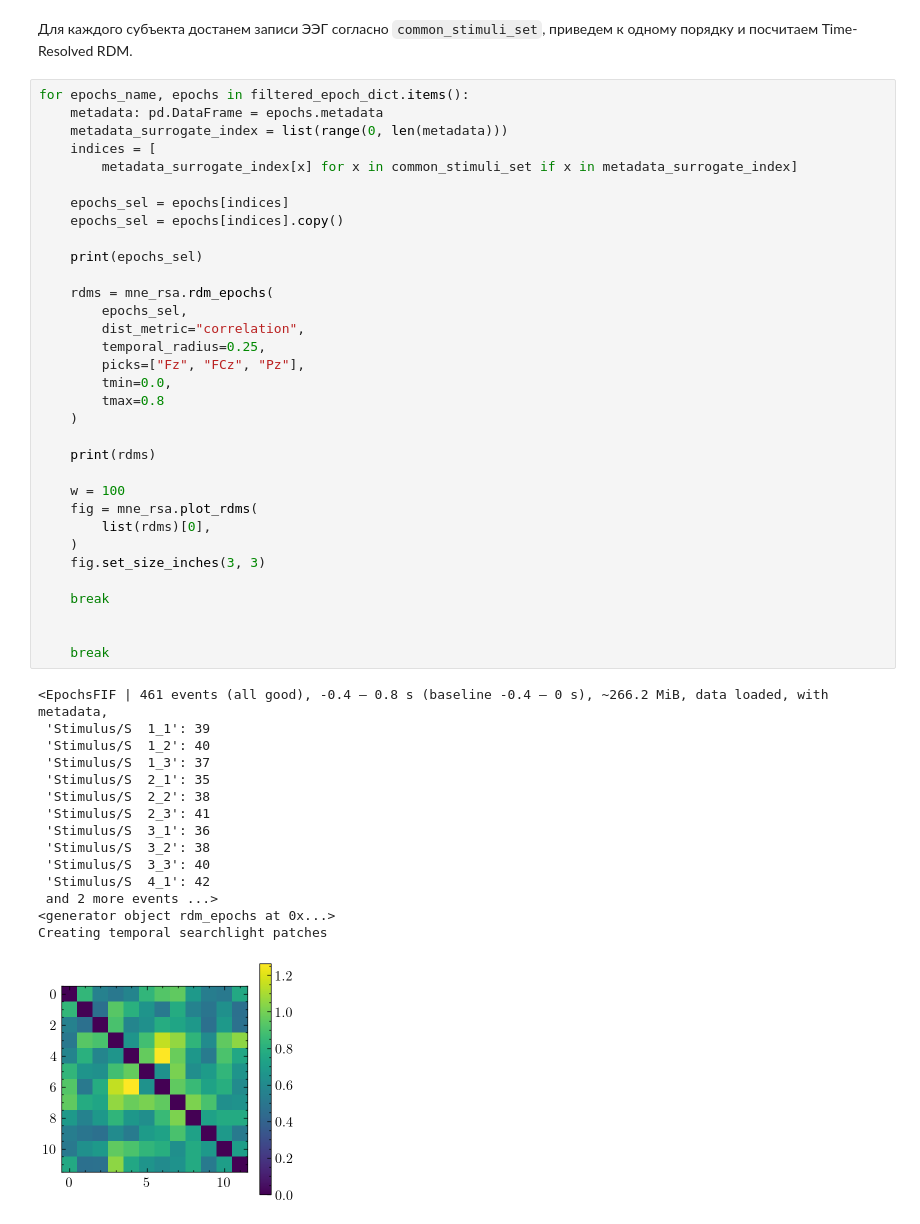
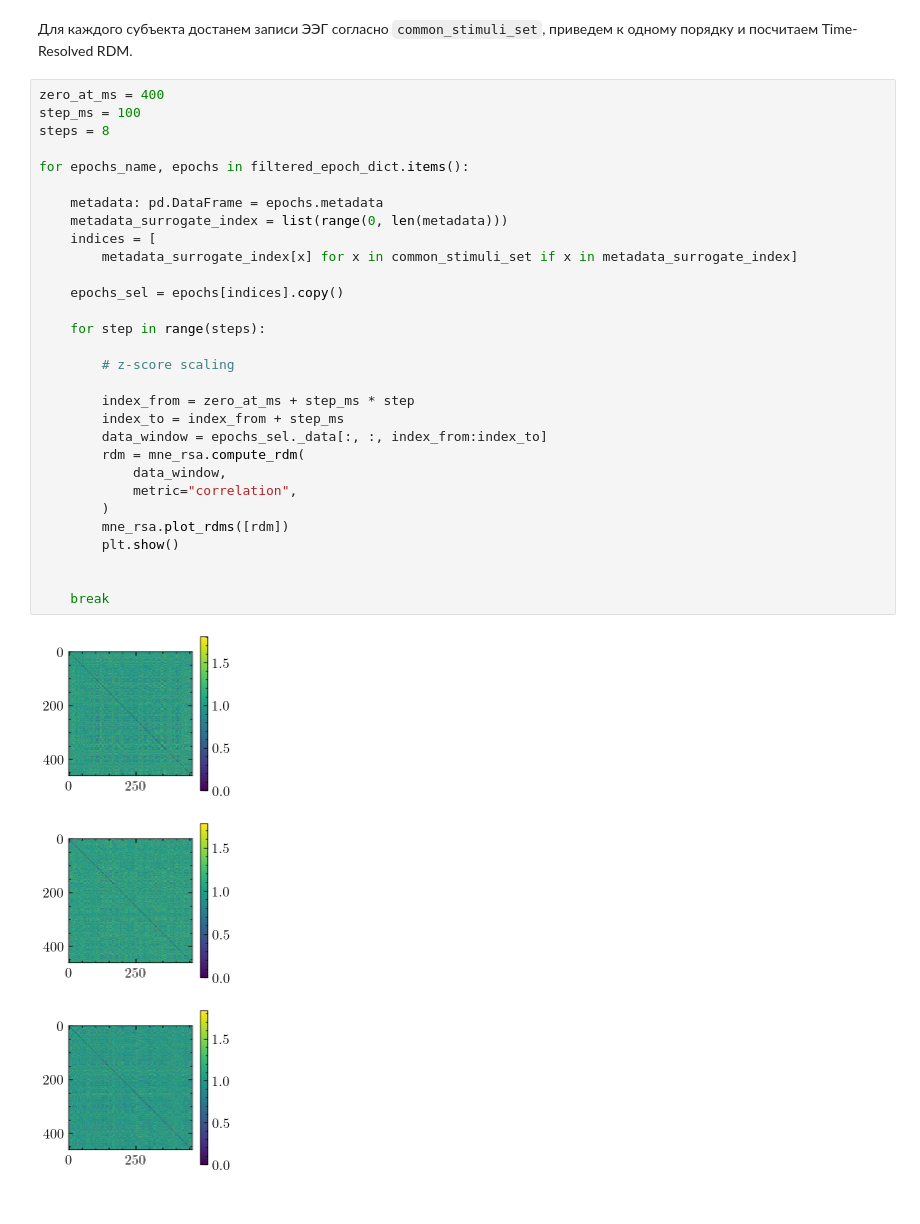
Before and after one commit to mikheevshow/SIGNAL-analysis, a Jupyter notebook: notebooks/classic_rsa.ipynb, the cells around one changed output. Cells and saved outputs as stored; diff of their text form.

```diff
--- a/notebooks/classic_rsa.ipynb
+++ b/notebooks/classic_rsa.ipynb
@@ -553,51 +552,36 @@ Adding metadata with 2 columns
 # %% [markdown]
 Для каждого субъекта достанем записи ЭЭГ согласно `common_stimuli_set`, приведем к одному порядку и посчитаем Time-Resolved RDM.
 # %%
+zero_at_ms = 400
+step_ms = 100
+steps = 8
+
 for epochs_name, epochs in filtered_epoch_dict.items():
+
     metadata: pd.DataFrame = epochs.metadata
     metadata_surrogate_index = list(range(0, len(metadata)))
     indices = [
         metadata_surrogate_index[x] for x in common_stimuli_set if x in metadata_surrogate_index]
 
-    epochs_sel = epochs[indices]
     epochs_sel = epochs[indices].copy()
 
-    print(epochs_sel)
+    for step in range(steps):
 
-    rdms = mne_rsa.rdm_epochs(
-        epochs_sel,
-        dist_metric="correlation",
-        temporal_radius=0.25,
-        picks=["Fz", "FCz", "Pz"],
-        tmin=0.0,
-        tmax=0.8
-    )
+        # z-score scaling
 
-    print(rdms)
-
-    w = 100
-    fig = mne_rsa.plot_rdms(
-        list(rdms)[0],
-    )
-    fig.set_size_inches(3, 3)
-
-    break
+        index_from = zero_at_ms + step_ms * step
+        index_to = index_from + step_ms
+        data_window = epochs_sel._data[:, :, index_from:index_to]
+        rdm = mne_rsa.compute_rdm(
+            data_window,
+            metric="correlation",
+        )
+        mne_rsa.plot_rdms([rdm])
+        plt.show()
 
 
     break
 # %% [output]
-<EpochsFIF | 461 events (all good), -0.4 – 0.8 s (baseline -0.4 – 0 s), ~266.2 MiB, data loaded, with metadata,
- 'Stimulus/S  1_1': 39
- 'Stimulus/S  1_2': 40
- 'Stimulus/S  1_3': 37
- 'Stimulus/S  2_1': 35
- 'Stimulus/S  2_2': 38
- 'Stimulus/S  2_3': 41
- 'Stimulus/S  3_1': 36
- 'Stimulus/S  3_2': 38
- 'Stimulus/S  3_3': 40
- 'Stimulus/S  4_1': 42
- and 2 more events ...>
-<generator object rdm_epochs at 0x...>
-Creating temporal searchlight patches
-[figure, old version]
+[figure, new version]
+[figure, added]
+[figure, added]
```
Also changed, not shown: parts of 12 cells of this notebook, 7 other files.
